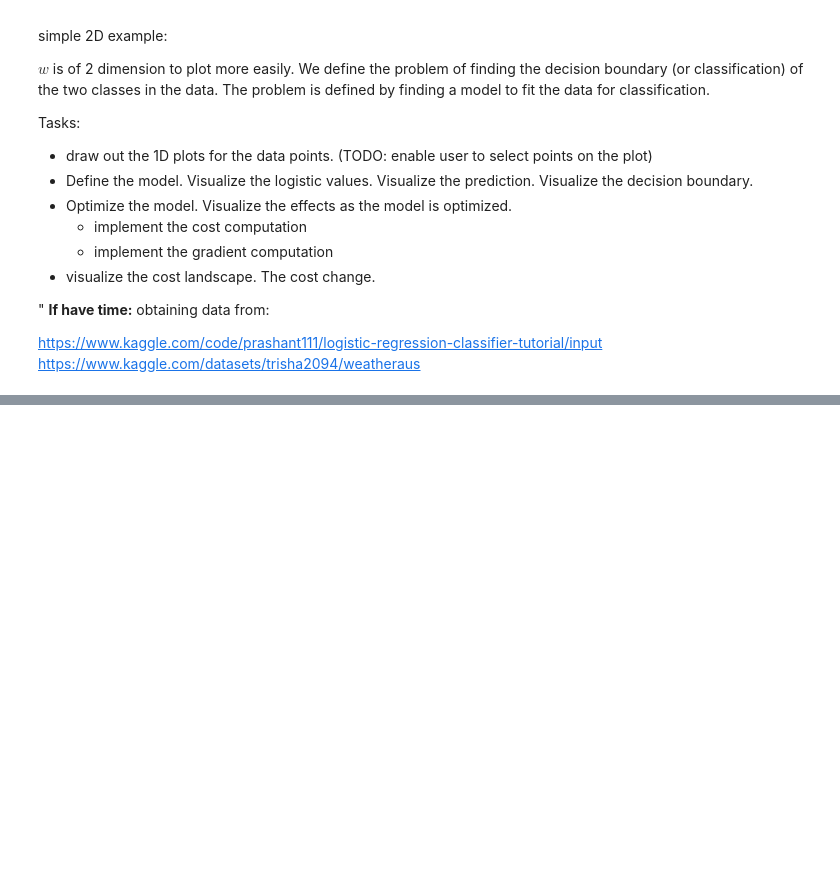
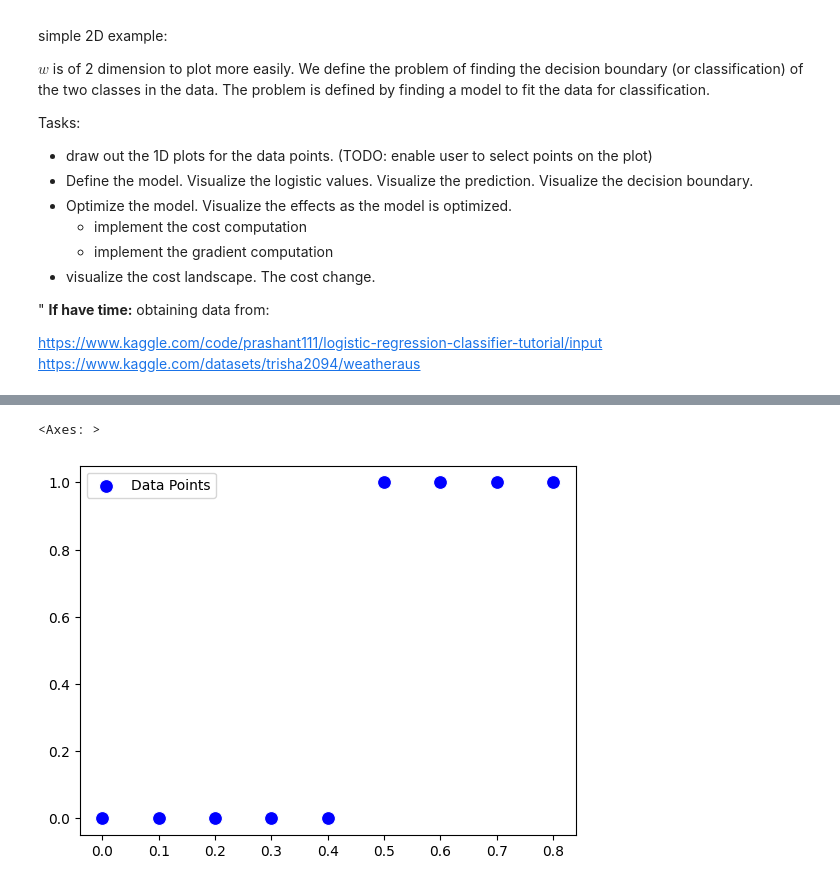
Before and after one commit to MiaoDragon/ML-data-science-prep-interview, a Jupyter notebook: machine learning/supervised learning/logistic regression/example-1.ipynb, the cells around one changed output, grey strips where cells are left out. Cells and saved outputs as stored; diff of their text form; code cells hidden in the pictures; blank space fills up the shorter version.

```diff
--- a/machine learning/supervised learning/logistic regression/example-1.ipynb
+++ b/machine learning/supervised learning/logistic regression/example-1.ipynb
@@ -32,0 +165,23 @@ https://www.kaggle.com/datasets/trisha2094/weatheraus
+# %%
+# validation of the model: train on a small subset of the data and visualize the result
+data = [
+    ([0.0], 0),
+    ([0.1], 0),
+    ([0.2], 0),
+    ([0.3], 0),
+    ([0.4], 0),
+    ([0.5], 1),
+    ([0.6], 1),
+    ([0.7], 1),
+    ([0.8], 1),
+]
+
+# plot the data
+data_x = [x[0] for x, y in data]
+data_x = np.array(data_x).reshape(-1, 1)
+data_y = [y for x, y in data]
+data_y = np.array(data_y).reshape(-1)
+sns.scatterplot(x=data_x.flatten(), y=data_y, s=100, color='blue', label='Data Points')
+# %% [output]
+<Axes: >
+[figure, added]
```
Also changed, not shown: parts of 14 cells of this notebook.
